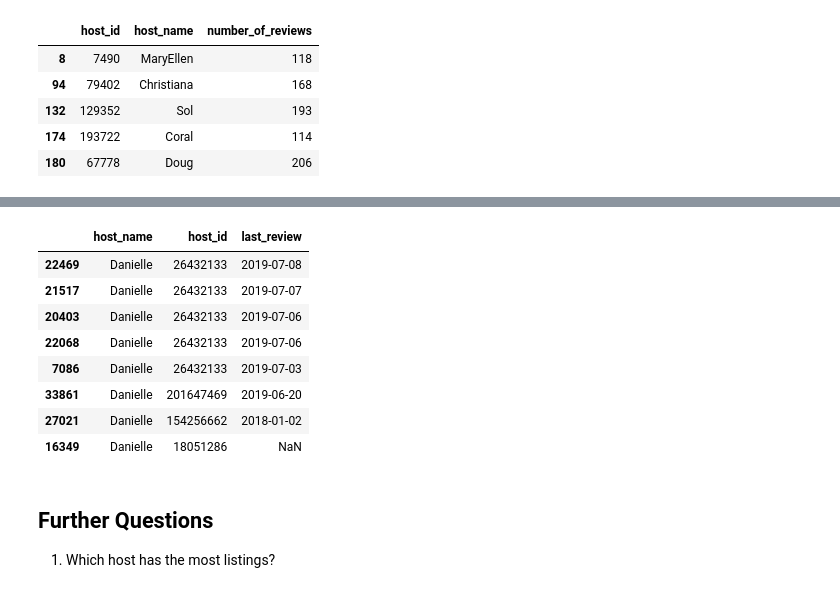
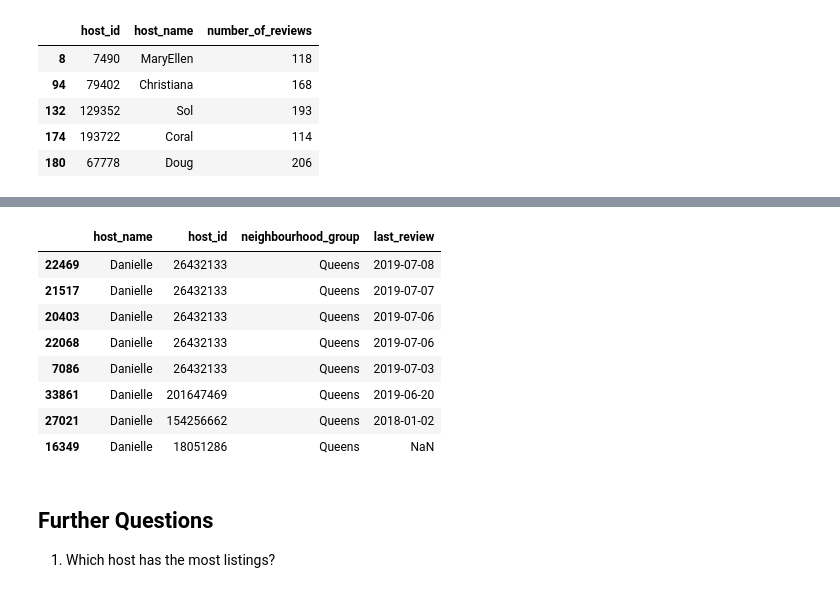
Before and after one commit to alebel94/Airbnb_Data_Project, a Jupyter notebook: AirBnB Case Study Project Jupyter notebook.ipynb, the cells around one changed output, grey strips where cells are left out. Saved outputs shown, nothing was run; the diff lists cells and outputs as text; code cells hidden in the pictures.

```diff
--- a/AirBnB Case Study Project Jupyter notebook.ipynb
+++ b/AirBnB Case Study Project Jupyter notebook.ipynb
@@ -198,20 +197,20 @@ high_price_host_loc[['host_id', 'host_name','neighbourhood_group', 'neighbourhoo
 # %%
 # When did Danielle from Queens last receive a review?
 
 danielle_review = air_bnb[air_bnb['host_name']=='Danielle']
 danielle_review_queens = danielle_review[danielle_review['neighbourhood_group']=='Queens'].sort_values(by=['last_review'],ascending=False)
-danielle_review_queens[['host_name','host_id','last_review']]
-# There are multiple Danielle's from Queens, but the lastest review was on 2019-07-08
+danielle_review_queens[['host_name','host_id', 'neighbourhood_group', 'last_review']]
+# The lastest review from a Danielle from Queens was on 2019-07-08
 # %% [output]
-|  | host_name | host_id | last_review |
-| 22469 | Danielle | 26432133 | 2019-07-08 |
-| 21517 | Danielle | 26432133 | 2019-07-07 |
-| 20403 | Danielle | 26432133 | 2019-07-06 |
-| 22068 | Danielle | 26432133 | 2019-07-06 |
-| 7086 | Danielle | 26432133 | 2019-07-03 |
-| 33861 | Danielle | 201647469 | 2019-06-20 |
-| 27021 | Danielle | 154256662 | 2018-01-02 |
-| 16349 | Danielle | 18051286 | NaN |
+|  | host_name | host_id | neighbourhood_group | last_review |
+| 22469 | Danielle | 26432133 | Queens | 2019-07-08 |
+| 21517 | Danielle | 26432133 | Queens | 2019-07-07 |
+| 20403 | Danielle | 26432133 | Queens | 2019-07-06 |
+| 22068 | Danielle | 26432133 | Queens | 2019-07-06 |
+| 7086 | Danielle | 26432133 | Queens | 2019-07-03 |
+| 33861 | Danielle | 201647469 | Queens | 2019-06-20 |
+| 27021 | Danielle | 154256662 | Queens | 2018-01-02 |
+| 16349 | Danielle | 18051286 | Queens | NaN |
 # %% [markdown]
 ## Further Questions
 
```
Also changed, not shown: parts of 11 cells of this notebook.
